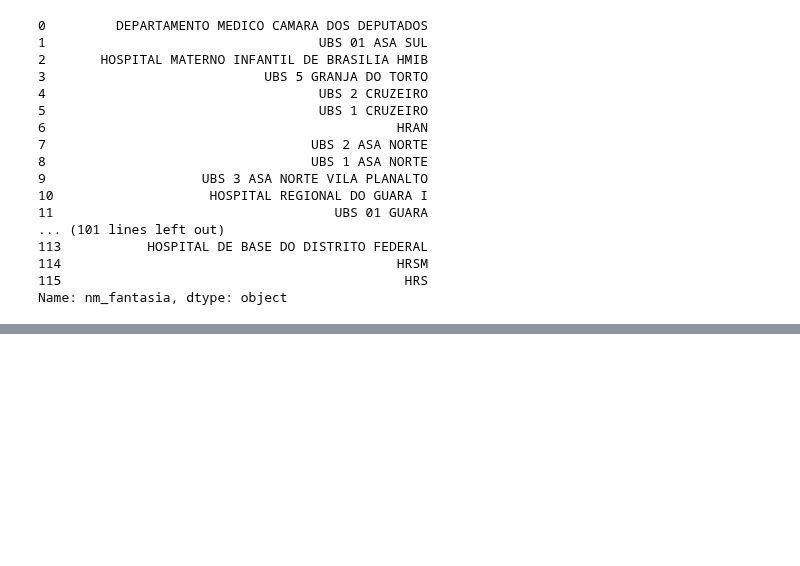
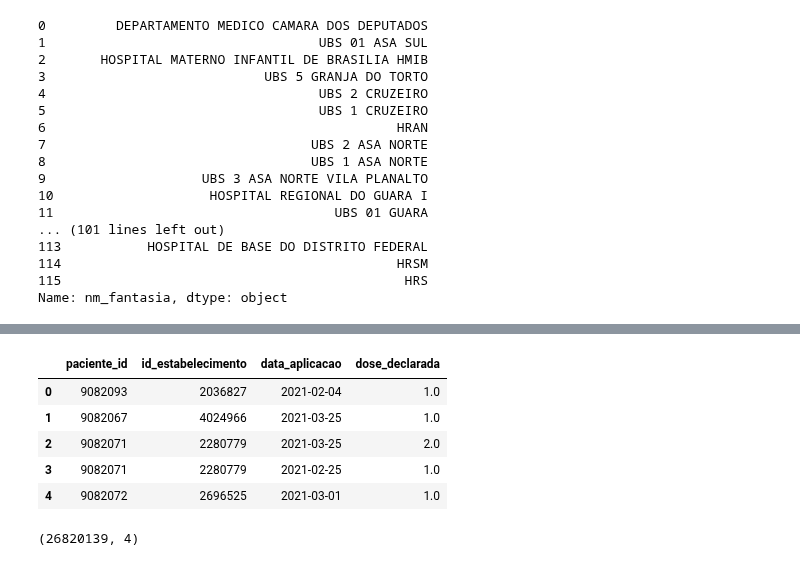
Before and after one commit to raquelcreis/vacina_covid_bsb, a Jupyter notebook: notebook.ipynb, the cells around one changed output, grey strips where cells are left out. Cells and saved outputs as stored; diff of their text form; code cells hidden in the pictures; blank space fills up the shorter version.

```diff
--- a/notebook.ipynb
+++ b/notebook.ipynb
@@ -292,5 +266,16 @@ m1
 # %%
-# Análise da tbl de vacinação no Brasil
+# Dataframe da tbl de vacinação no Brasil do primeiro periodo
 
-dfVacinacao = pd.read_sql_query('SELECT hash_paciente,id_estabelecimento,data_aplicacao,dose_declarada FROM public.tbl_vacinacao', postgreSQLConnection)
-dfVacinacao.head()
+dfVacinacao1p = pd.read_sql_query('SELECT * FROM "vwPrimeiroPeriodo"', postgreSQLConnection)
+dfVacinacao1p.head()
+# %% [output]
+|  | paciente_id | id_estabelecimento | data_aplicacao | dose_declarada |
+| 0 | 9082093 | 2036827 | 2021-02-04 | 1.0 |
+| 1 | 9082067 | 4024966 | 2021-03-25 | 1.0 |
+| 2 | 9082071 | 2280779 | 2021-03-25 | 2.0 |
+| 3 | 9082071 | 2280779 | 2021-02-25 | 1.0 |
+| 4 | 9082072 | 2696525 | 2021-03-01 | 1.0 |
+# %%
+dfVacinacao1p.shape
+# %% [output]
+(26820139, 4)
```
Also changed, not shown: parts of 20 cells of this notebook.
